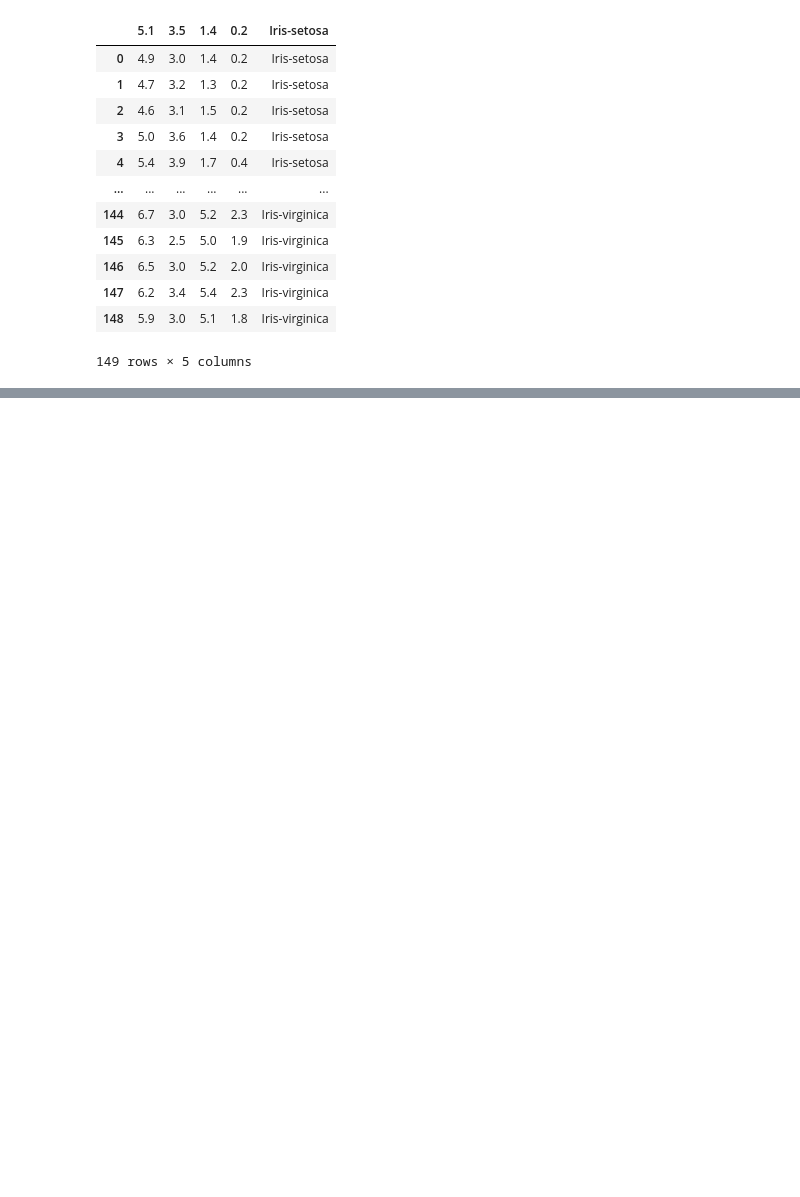
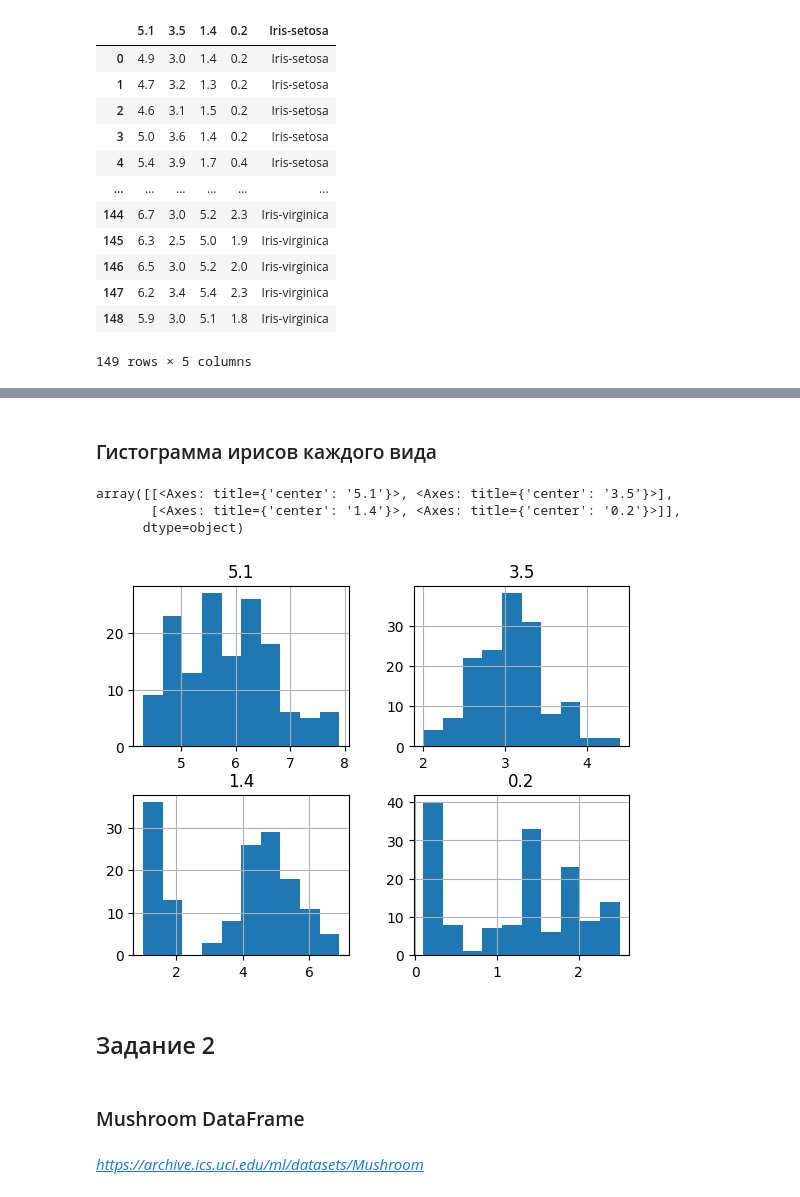
Before and after one commit to Sp1r14ual/nstu-python-practice, a Jupyter notebook: Lab 3/Lab 3.ipynb, the cells around one changed output, grey strips where cells are left out. Saved outputs shown, nothing was run; the diff lists cells and outputs as text; code cells hidden in the pictures; blank space fills up the shorter version.

```diff
--- a/Lab 3/Lab 3.ipynb
+++ b/Lab 3/Lab 3.ipynb
@@ -11 +11,3 @@ info = pd.read_fwf('./Iris/iris.names')
+# %%
+df = pd.read_csv('./Iris/iris.data')
 # %%
@@ -42,0 +107,15 @@ df2
+# %% [markdown]
+### Гистограмма ирисов каждого вида
+# %%
+df.hist()
+# %% [output]
+array([[<Axes: title={'center': '5.1'}>, <Axes: title={'center': '3.5'}>],
+       [<Axes: title={'center': '1.4'}>, <Axes: title={'center': '0.2'}>]],
+      dtype=object)
+[figure, added]
+# %% [markdown]
+## Задание 2
+# %% [markdown]
+### Mushroom DataFrame
+# %% [markdown]
+*https://archive.ics.uci.edu/ml/datasets/Mushroom*
```
Also changed, not shown: parts of 16 cells of this notebook, 2 other files.
